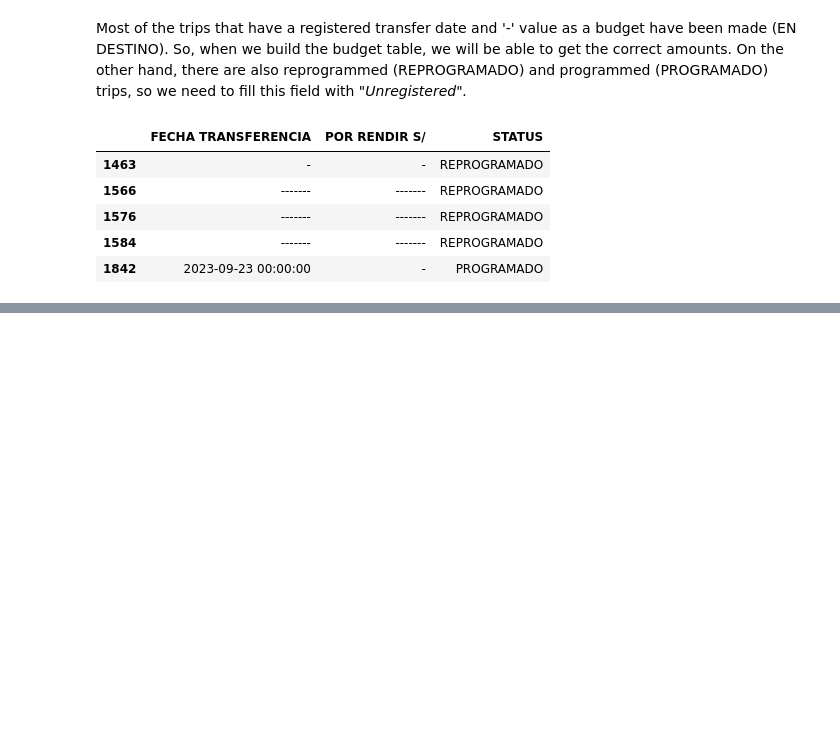
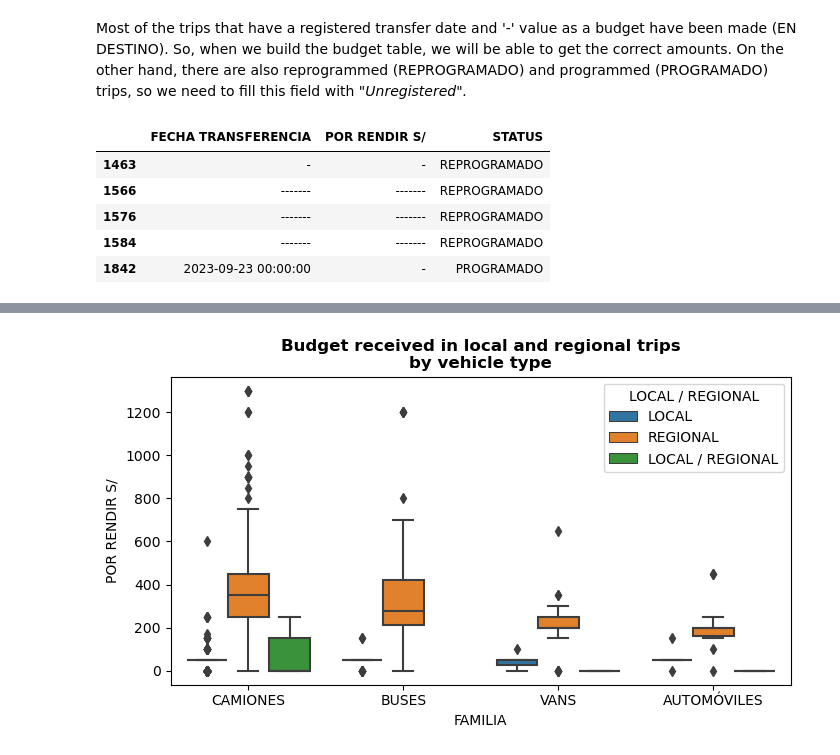
Before and after one commit to CarlosFOL/Transport_Company_Analysis, a Jupyter notebook: notebooks/data_cleaning.ipynb, the cells around one changed output, grey strips where cells are left out. Cells and saved outputs as stored; diff of their text form; code cells hidden in the pictures; blank space fills up the shorter version.

```diff
--- a/notebooks/data_cleaning.ipynb
+++ b/notebooks/data_cleaning.ipynb
@@ -116,14 +201,15 @@ plt.show()
 # %% [markdown]
 <p style = "font-family: Verdana">We can see a significant proportion of trips that have a high pct of null data over their attributes. And as I mentioned before, it can be a good explanation that in the vast majority of the trips it was not necessary to implement anything extra (bumper, reflective tape, fuel) on the car and there were no incidents with it.</p>
 # %%
-#Let's check if there are null trips to remove them
 null_trips = df_TransportCompany.loc[
-    (df_TransportCompany.isnull().mean(axis = 1)) == 1
+    ( df_TransportCompany.
+     isnull().
+     mean(axis = 1) ) == 1
 ].index
-print(f'{ len(null_trips) } trip(s) with only null data over its columns')
 df_TransportCompany.drop(null_trips,
                          axis = 0,
                          inplace = True)
+print(f'{ len(null_trips) } trip(s) with only null data over its columns')
 # %% [output]
 1 trip(s) with only null data over its columns
 # %%
@@ -1145,0 +1269,23 @@ BUDGET_TABLE['ROUTE'] = df_TransportCompany.apply(
+# %%
+plt.figure(figsize = (8, 4))
+(
+    pd.merge(
+        left = budget_table,
+        right = df_TransportCompany.loc[:, 'LOCAL / REGIONAL'],
+        left_index = True,
+        right_index = True,
+        how = 'left'
+    ).pipe(
+        lambda df:
+            sns.boxplot(
+                data = df,
+                x = 'FAMILIA',
+                y = 'POR RENDIR S/',
+                hue = 'LOCAL / REGIONAL',
+                )
+    )
+)
+plt.title("Budget received in local and regional trips\nby vehicle type", fontdict = {'weight': 'bold'})
+plt.show()
+# %% [output]
+[figure, added]
```
Also changed, not shown: parts of 28 cells of this notebook.
